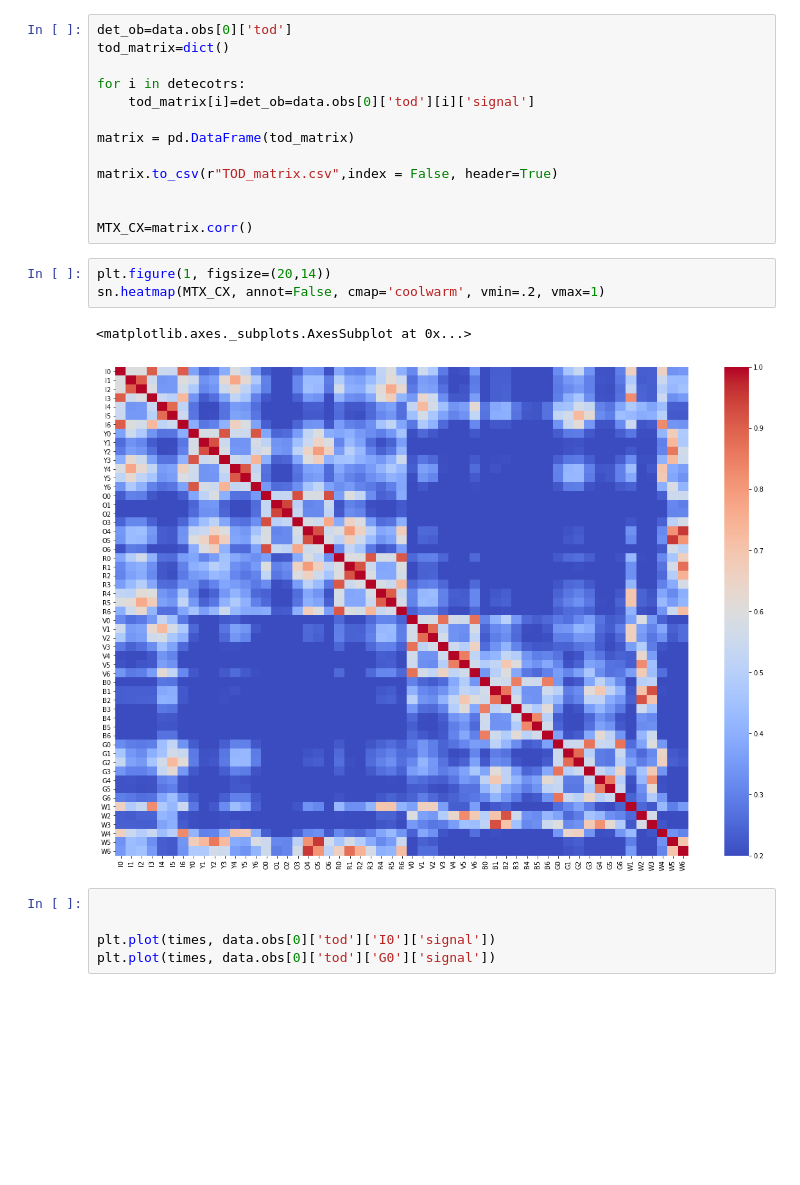
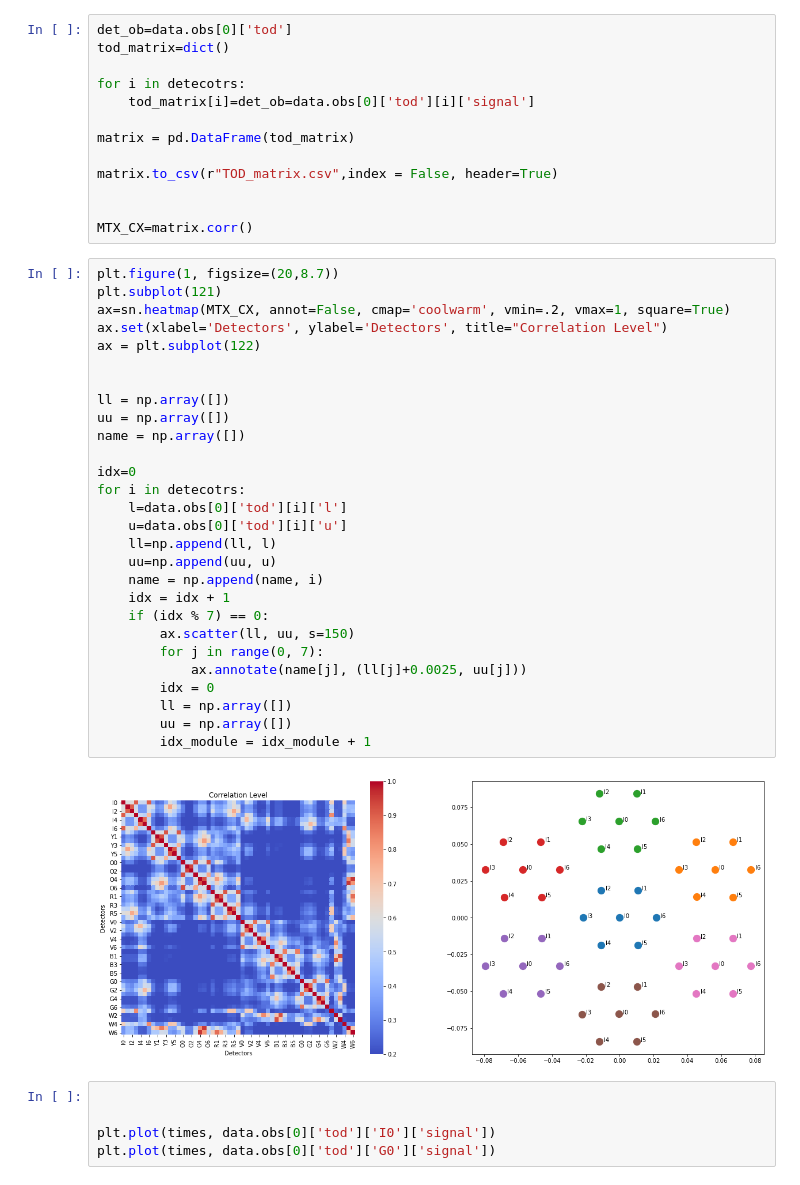
Before and after one commit to cmbgroundbased/cal, a Jupyter notebook: cookbook/skypatch.ipynb, the cells around one changed output. Cells and saved outputs as stored; diff of their text form; blank space fills up the shorter version.

```diff
--- a/cookbook/skypatch.ipynb
+++ b/cookbook/skypatch.ipynb
@@ -287,12 +287,36 @@ matrix.to_csv(r"TOD_matrix.csv",index = False, header=True)
 
 
 MTX_CX=matrix.corr()
-# %%
-plt.figure(1, figsize=(20,14))
-sn.heatmap(MTX_CX, annot=False, cmap='coolwarm', vmin=.2, vmax=1)
-# %% [output]
-<matplotlib.axes._subplots.AxesSubplot at 0x...>
-[figure, removed]
+# %%
+plt.figure(1, figsize=(20,8.7))
+plt.subplot(121)
+ax=sn.heatmap(MTX_CX, annot=False, cmap='coolwarm', vmin=.2, vmax=1, square=True)
+ax.set(xlabel='Detectors', ylabel='Detectors', title="Correlation Level")
+ax = plt.subplot(122)
+
+
+ll = np.array([])
+uu = np.array([])
+name = np.array([])
+
+idx=0
+for i in detecotrs:
+    l=data.obs[0]['tod'][i]['l']
+    u=data.obs[0]['tod'][i]['u']
+    ll=np.append(ll, l)
+    uu=np.append(uu, u)
+    name = np.append(name, i)
+    idx = idx + 1
+    if (idx % 7) == 0:
+        ax.scatter(ll, uu, s=150)
+        for j in range(0, 7):
+            ax.annotate(name[j], (ll[j]+0.0025, uu[j]))
+        idx = 0
+        ll = np.array([])
+        uu = np.array([])
+        idx_module = idx_module + 1
+# %% [output]
+[figure, added]
 # %%
 
 
```
Also changed, not shown: parts of 1 cell of this notebook.
